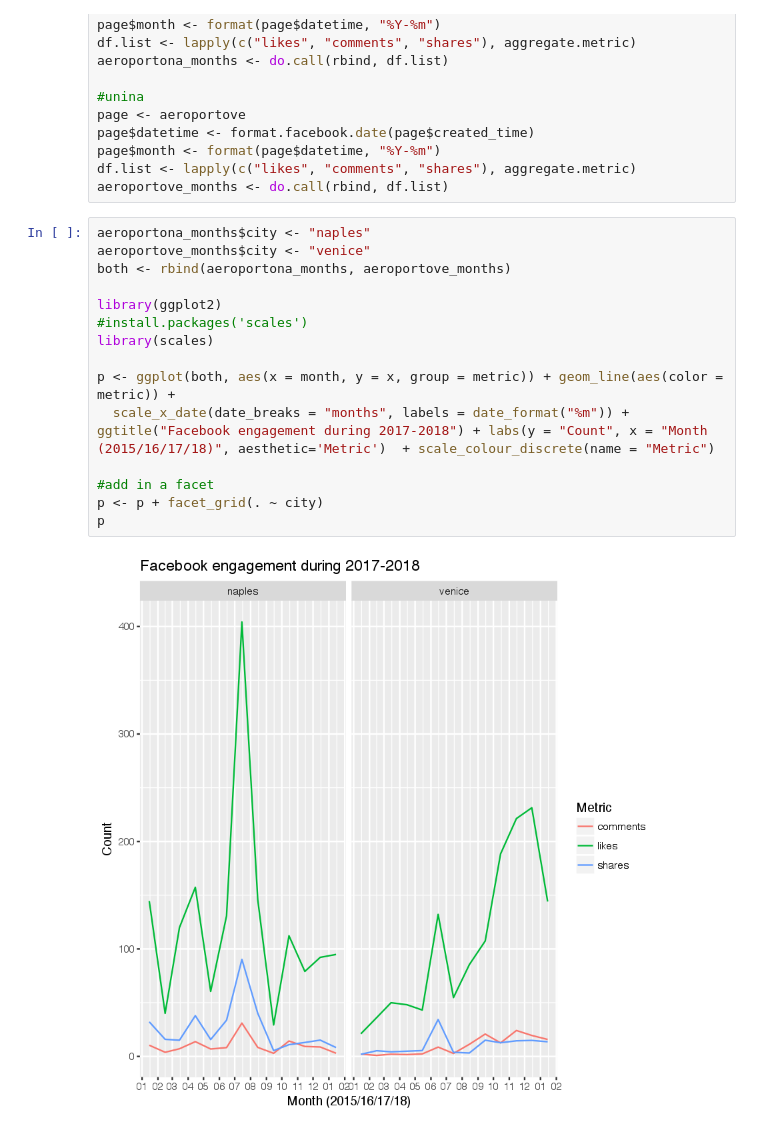
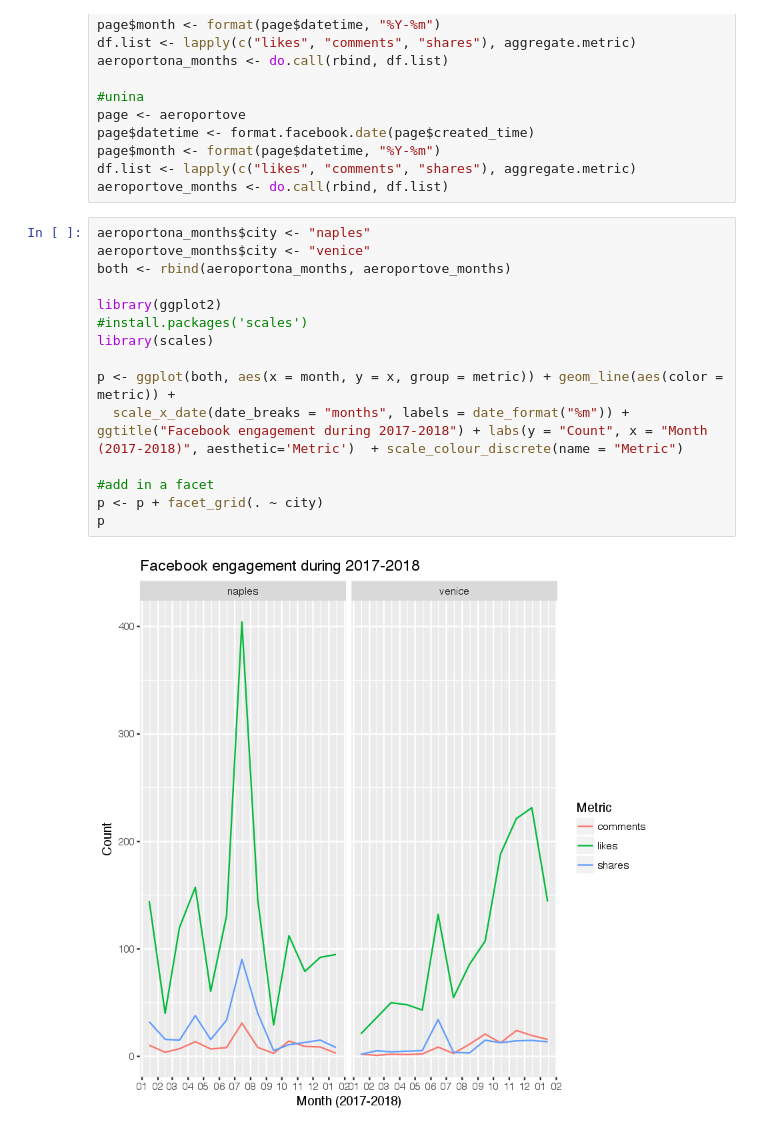
Before and after one commit to luisacutillo78/RbasicStats, a Jupyter notebook: Comparing Facebook Public Pages More Examples.ipynb, the cells around one changed output. Drawn from its saved outputs; the diff is of its cells as text.

```diff
--- a/Comparing Facebook Public Pages More Examples.ipynb
+++ b/Comparing Facebook Public Pages More Examples.ipynb
@@ -197,17 +197,17 @@ aeroportove_months <- do.call(rbind, df.list)
 # %%
 aeroportona_months$city <- "naples"
 aeroportove_months$city <- "venice"
 both <- rbind(aeroportona_months, aeroportove_months)
 
 library(ggplot2)
 #install.packages('scales')
 library(scales)
 
 p <- ggplot(both, aes(x = month, y = x, group = metric)) + geom_line(aes(color = metric)) +
-  scale_x_date(date_breaks = "months", labels = date_format("%m")) + ggtitle("Facebook engagement during 2017-2018") + labs(y = "Count", x = "Month (2015/16/17/18)", aesthetic='Metric')  + scale_colour_discrete(name = "Metric")
+  scale_x_date(date_breaks = "months", labels = date_format("%m")) + ggtitle("Facebook engagement during 2017-2018") + labs(y = "Count", x = "Month (2017-2018)", aesthetic='Metric')  + scale_colour_discrete(name = "Metric")
 
 #add in a facet
 p <- p + facet_grid(. ~ city)
 p
 # %% [output]
-[figure, old version]
+[figure, new version]
```
